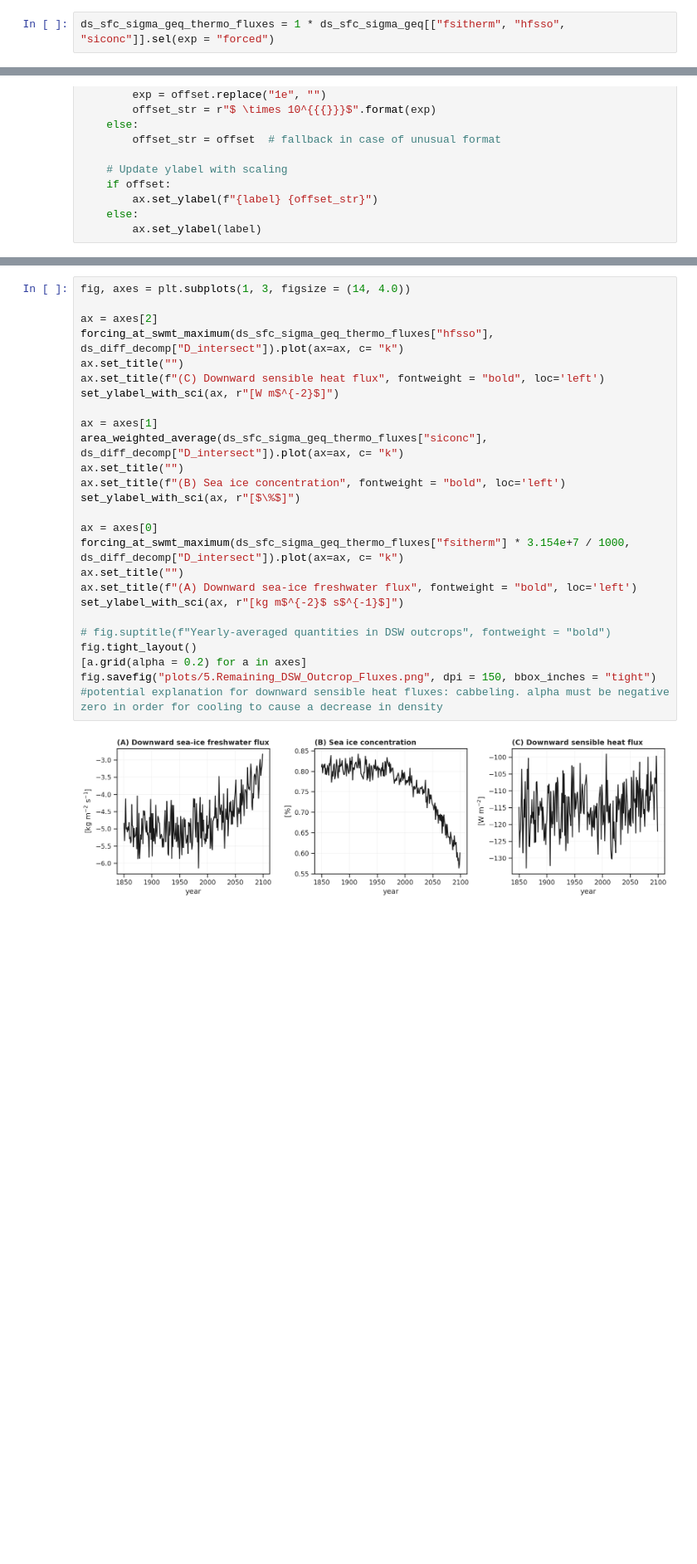
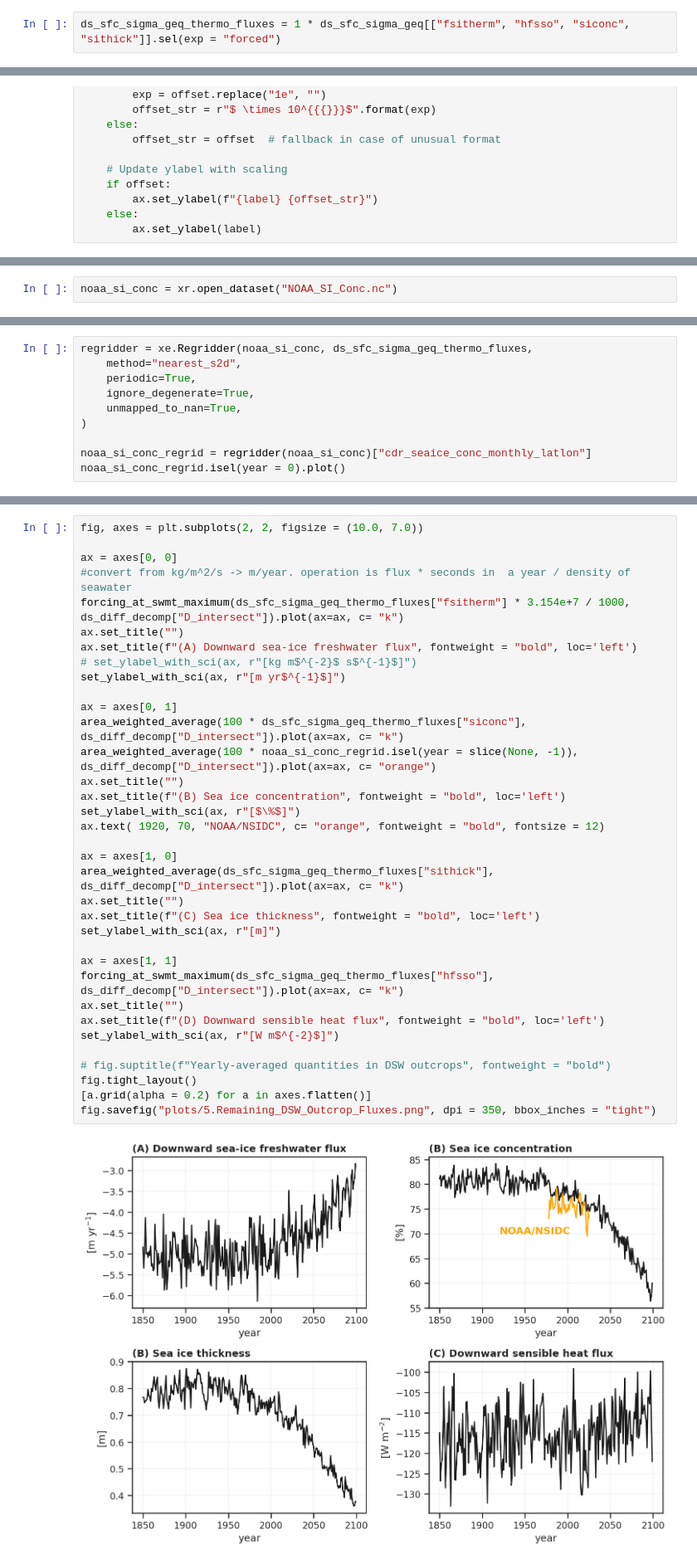
Before and after one commit to anthony-meza/CM4XAbyssalSWMT, a Jupyter notebook: notebooks/4.plotting_SouthernOcean_Surface_Budget_Paper_Analysis.ipynb, the cells around one changed output, grey strips where cells are left out. Shown at 83% size. Drawn from its saved outputs; the diff is of its cells as text; blank space fills up the shorter version.

Commit message:
updating figures for manuscript. adding additional spatial diagnostics

```diff
--- a/notebooks/4.plotting_SouthernOcean_Surface_Budget_Paper_Analysis.ipynb
+++ b/notebooks/4.plotting_SouthernOcean_Surface_Budget_Paper_Analysis.ipynb
@@ -313,7 +361,7 @@ fig.savefig("plots/S3.Dissapearing_Outcrop_Thermodynamics.png", dpi = 250, bbox_
 # %% [output]
 [figure]
 # %%
-ds_sfc_sigma_geq_thermo_fluxes = 1 * ds_sfc_sigma_geq[["fsitherm", "hfsso", "siconc"]].sel(exp = "forced")
+ds_sfc_sigma_geq_thermo_fluxes = 1 * ds_sfc_sigma_geq[["fsitherm", "hfsso", "siconc", "sithick"]].sel(exp = "forced")
 # %%
 def set_ylabel_with_sci(ax, label):
     """
@@ -363,0 +392,2 @@ Type:      method
+# %%
+noaa_si_conc = xr.open_dataset("NOAA_SI_Conc.nc")
@@ -363,0 +396,10 @@ Type:      method
+# %%
+regridder = xe.Regridder(noaa_si_conc, ds_sfc_sigma_geq_thermo_fluxes,
+    method="nearest_s2d",
+    periodic=True,
+    ignore_degenerate=True,
+    unmapped_to_nan=True,
+)
+
+noaa_si_conc_regrid = regridder(noaa_si_conc)["cdr_seaice_conc_monthly_latlon"]
+noaa_si_conc_regrid.isel(year = 0).plot()
@@ -364,28 +409,37 @@ Type:      method
 # %%
-fig, axes = plt.subplots(1, 3, figsize = (14, 4.0))
+fig, axes = plt.subplots(2, 2, figsize = (10.0, 7.0))
 
-ax = axes[2]
-forcing_at_swmt_maximum(ds_sfc_sigma_geq_thermo_fluxes["hfsso"], ds_diff_decomp["D_intersect"]).plot(ax=ax, c= "k")
+ax = axes[0, 0]
+#convert from kg/m^2/s -> m/year. operation is flux * seconds in  a year / density of seawater
+forcing_at_swmt_maximum(ds_sfc_sigma_geq_thermo_fluxes["fsitherm"] * 3.154e+7 / 1000, ds_diff_decomp["D_intersect"]).plot(ax=ax, c= "k")
 ax.set_title("")
-ax.set_title(f"(C) Downward sensible heat flux", fontweight = "bold", loc='left')
-set_ylabel_with_sci(ax, r"[W m$^{-2}$]")
+ax.set_title(f"(A) Downward sea-ice freshwater flux", fontweight = "bold", loc='left')
+# set_ylabel_with_sci(ax, r"[kg m$^{-2}$ s$^{-1}$]")
+set_ylabel_with_sci(ax, r"[m yr$^{-1}$]")
 
-ax = axes[1]
-area_weighted_average(ds_sfc_sigma_geq_thermo_fluxes["siconc"], ds_diff_decomp["D_intersect"]).plot(ax=ax, c= "k")
+ax = axes[0, 1]
+area_weighted_average(100 * ds_sfc_sigma_geq_thermo_fluxes["siconc"], ds_diff_decomp["D_intersect"]).plot(ax=ax, c= "k")
+area_weighted_average(100 * noaa_si_conc_regrid.isel(year = slice(None, -1)), ds_diff_decomp["D_intersect"]).plot(ax=ax, c= "orange")
 ax.set_title("")
 ax.set_title(f"(B) Sea ice concentration", fontweight = "bold", loc='left')
 set_ylabel_with_sci(ax, r"[$\%$]")
+ax.text( 1920, 70, "NOAA/NSIDC", c= "orange", fontweight = "bold", fontsize = 12)
 
-ax = axes[0]
-forcing_at_swmt_maximum(ds_sfc_sigma_geq_thermo_fluxes["fsitherm"] * 3.154e+7 / 1000, ds_diff_decomp["D_intersect"]).plot(ax=ax, c= "k")
+ax = axes[1, 0]
+area_weighted_average(ds_sfc_sigma_geq_thermo_fluxes["sithick"], ds_diff_decomp["D_intersect"]).plot(ax=ax, c= "k")
 ax.set_title("")
-ax.set_title(f"(A) Downward sea-ice freshwater flux", fontweight = "bold", loc='left')
-set_ylabel_with_sci(ax, r"[kg m$^{-2}$ s$^{-1}$]")
+ax.set_title(f"(C) Sea ice thickness", fontweight = "bold", loc='left')
+set_ylabel_with_sci(ax, r"[m]")
+
+ax = axes[1, 1]
+forcing_at_swmt_maximum(ds_sfc_sigma_geq_thermo_fluxes["hfsso"], ds_diff_decomp["D_intersect"]).plot(ax=ax, c= "k")
+ax.set_title("")
+ax.set_title(f"(D) Downward sensible heat flux", fontweight = "bold", loc='left')
+set_ylabel_with_sci(ax, r"[W m$^{-2}$]")
 
 # fig.suptitle(f"Yearly-averaged quantities in DSW outcrops", fontweight = "bold")
 fig.tight_layout()
-[a.grid(alpha = 0.2) for a in axes]
-fig.savefig("plots/5.Remaining_DSW_Outcrop_Fluxes.png", dpi = 150, bbox_inches = "tight")
-#potential explanation for downward sensible heat fluxes: cabbeling. alpha must be negative zero in order for cooling to cause a decrease in density
+[a.grid(alpha = 0.2) for a in axes.flatten()]
+fig.savefig("plots/5.Remaining_DSW_Outcrop_Fluxes.png", dpi = 350, bbox_inches = "tight")
 # %% [output]
-[figure, old version]
+[figure, new version]
```
Also changed, not shown: parts of 7 cells of this notebook, 17 other files.
